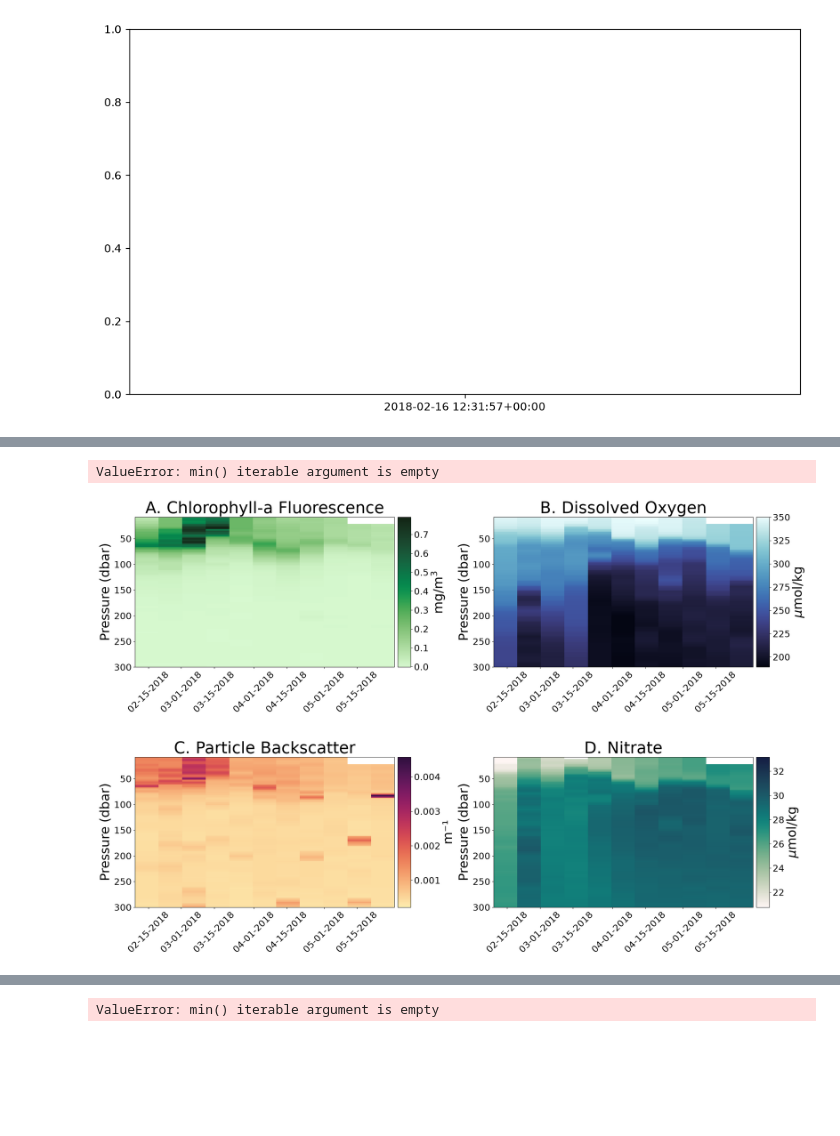
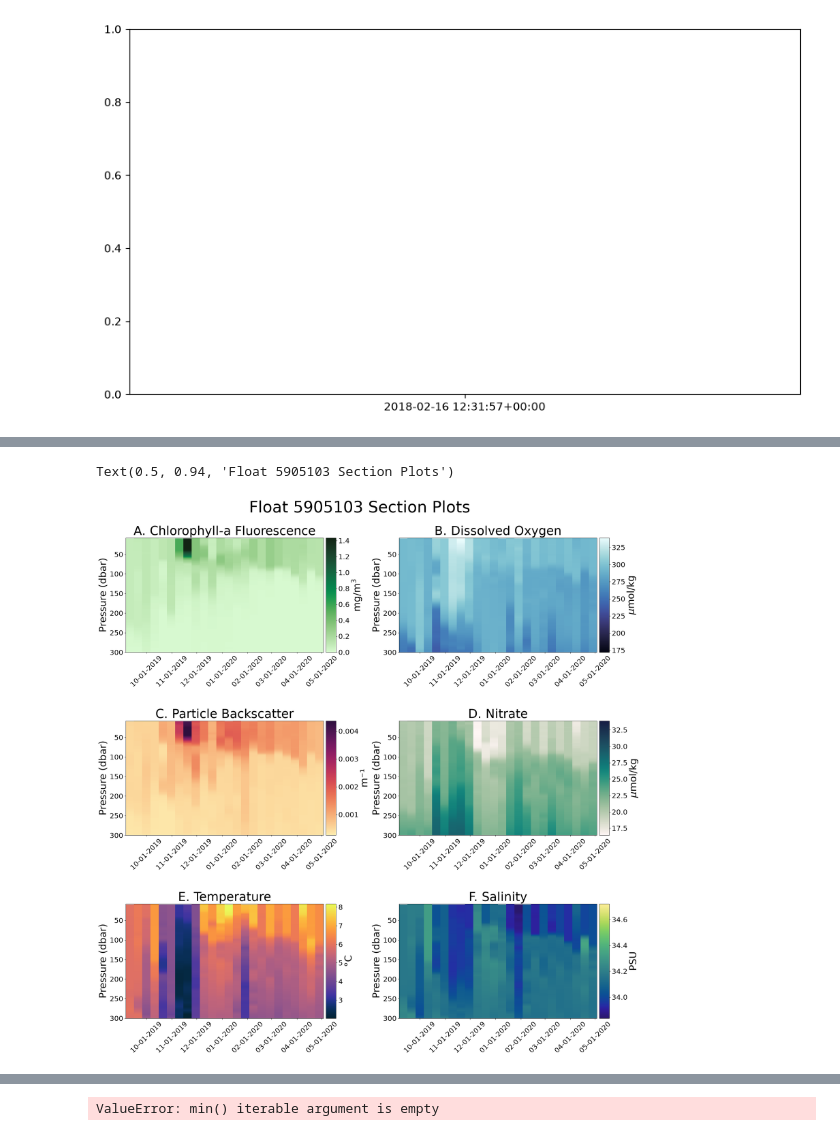
Before and after one commit to Lilah-Asalie/IBIS_Project, a Jupyter notebook: New_Section_Plots.ipynb, the cells around one changed output, grey strips where cells are left out. Saved outputs shown, nothing was run; the diff lists cells and outputs as text; code cells hidden in the pictures; blank space fills up the shorter version.

```diff
--- a/New_Section_Plots.ipynb
+++ b/New_Section_Plots.ipynb
@@ -218,3 +218,6 @@ fig.suptitle('Float 5905102 Section Plots', fontsize = 45, y=0.94)
 # %% [output]
 ValueError: not enough values to unpack (expected 2, got 1)
 [figure]
+# %%
+df=pd.read_csv(('/Users/lilah/Documents/IBIS_Project/Data_Summer/EasyOneArgo_2018_2022.csv'))
+df
@@ -221,17 +238,19 @@ ValueError: not enough values to unpack (expected 2, got 1)
+# %%
+df_subset = df[df['season'].isin(['2019-2020'])]
 # %%
 from mpl_toolkits.axes_grid1 import make_axes_locatable
 from datetime import datetime, timedelta
 
-def section(ax_position,variable, df1, df2, title, cbarlab, color, WMOID=5905379, tick_size = 20, label_size=28, title_size=35):
+def section(ax_position,variable, df2, title, cbarlab, color, WMOID=5905103, tick_size = 20, label_size=28, title_size=35):
 
     # df_ts = df_ts[df_ts['season_1'].isin([season_1])]
     # df_ts = df_ts[df_ts['season_2'].isin([season_2])]
-    df2 = df1[df1['WMOID'].isin([WMOID])]
+    # df2 = df[df['WMOID'].isin([WMOID])]
 
     # regridding data (from oneargopy code) -----------
 
-    time_values = pd.to_datetime(df2['DATE']).values
-    pres_values = df2['PRES'].values
+    time_values = pd.to_datetime(df2['profile_date']).values
+    pres_values = df2['pressure'].values
     param_values = df2[variable].values
     # Remove NaN values
     valid_indices = ~np.isnan(time_values) & ~np.isnan(pres_values) & ~np.isnan(param_values)
@@ -301,39 +320,39 @@ def section(ax_position,variable, df1, df2, title, cbarlab, color, WMOID=5905379
     ax.set_ylim(300, 8)
     ax.set_xlabel('', fontsize=label_size)
     ax.set_ylabel('Pressure (dbar)', fontsize=label_size)
 
     # target_time = datetime(2014, 9, 16)
     # ax.plot([target_time, target_time], [0, 10], color='white', ls = '--', linewidth=2)
     # ax.axvline(x=target_time, color='white',  ls = '--',linewidth=3)
 
     # target_time = datetime(2015, 1, 16)
     # ax.plot([target_time, target_time], [0, 10], color='white', ls = '--',linewidth=2)
     # ax.axvline(x=target_time, color='white',  ls = '--',linewidth=3)
 
     # target_time = datetime(2015, 4, 27)
     # ax.plot([target_time, target_time], [0, 10], color='white',ls = '--', linewidth=2)
     # ax.axvline(x=target_time, color='white',  ls = '--',linewidth=3)
 
 
     ax.set_title(title, fontsize=title_size) # salinity
 
     # add save path
     # fig.savefig(f'/Users/lilah/Documents/IBIS_Project/Figures/float_section_{variable}_2014-15.png', dpi=300, transparent=True, bbox_inches='tight') #uncomment for lilah
     # fig.savefig(f'/Users/steviewalker/Documents/IBIS_Project/Figures/float_trajectories_{season}.png') #uncomment for stevie
 
 fig = plt.figure(figsize=(25,25))
 plt.subplots_adjust(hspace = 0.6, wspace=0.30)
 
-section(ax_position = 321,  df1=subset_df, df2=float_data, title = 'A. Chlorophyll-a Fluorescence', variable='CHLA_ADJUSTED', cbarlab = f'mg/m$^3$',color = 'cmo.algae')
-section(ax_position = 322,  df1=subset_df, df2=float_data, title = 'B. Dissolved Oxygen', variable='DOXY_ADJUSTED', cbarlab = f'$\mu$mol/kg',color = 'cmo.ice')
-section(ax_position = 323,  df1=subset_df, df2=float_data, title = 'C. Particle Backscatter', variable='BBP700_ADJUSTED', cbarlab = f"m\u207b\u00b9",color = 'cmo.matter')
-section(ax_position = 324,  df1=subset_df, df2=float_data, title = 'D. Nitrate', variable='NITRATE_ADJUSTED', cbarlab = f'$\mu$mol/kg',color = 'cmo.tempo')
-section(ax_position = 325,  df1=subset_df, df2=float_data, title = 'E. Temperature', variable='CT', cbarlab = f'\u00B0C',color = 'cmo.thermal')
-section(ax_position = 326,  df1=subset_df, df2=float_data, title = 'F. Salinity', variable='AS', cbarlab = 'PSU',color = 'cmo.haline')
+section(ax_position = 321,  df2=df_subset, title = 'A. Chlorophyll-a Fluorescence', variable='chla', cbarlab = f'mg/m$^3$',color = 'cmo.algae')
+section(ax_position = 322,  df2=df_subset, title = 'B. Dissolved Oxygen', variable='oxygen', cbarlab = f'$\mu$mol/kg',color = 'cmo.ice')
+section(ax_position = 323,  df2=df_subset, title = 'C. Particle Backscatter', variable='bbp700', cbarlab = f"m\u207b\u00b9",color = 'cmo.matter')
+section(ax_position = 324,  df2=df_subset, title = 'D. Nitrate', variable='nitrate', cbarlab = f'$\mu$mol/kg',color = 'cmo.tempo')
+section(ax_position = 325,  df2=df_subset, title = 'E. Temperature', variable='temperature', cbarlab = f'\u00B0C',color = 'cmo.thermal')
+section(ax_position = 326,  df2=df_subset, title = 'F. Salinity', variable='salinity', cbarlab = 'PSU',color = 'cmo.haline')
 
-fig.suptitle('Float 5905379 Section Plots', fontsize = 45, y=0.94)
+fig.suptitle('Float 5905103 Section Plots', fontsize = 45, y=0.94)
 
 # fig.savefig(f'/Users/lilah/Documents/IBIS_Project/Figures/float_sections_all_nitrate_2014-15.png',dpi=300, transparent=True,  bbox_inches='tight')
 # %% [output]
-ValueError: min() iterable argument is empty
+Text(0.5, 0.94, 'Float 5905103 Section Plots')
-[figure, old version]
+[figure, new version]
```
Also changed, not shown: parts of 2 cells of this notebook, 8 other files.
